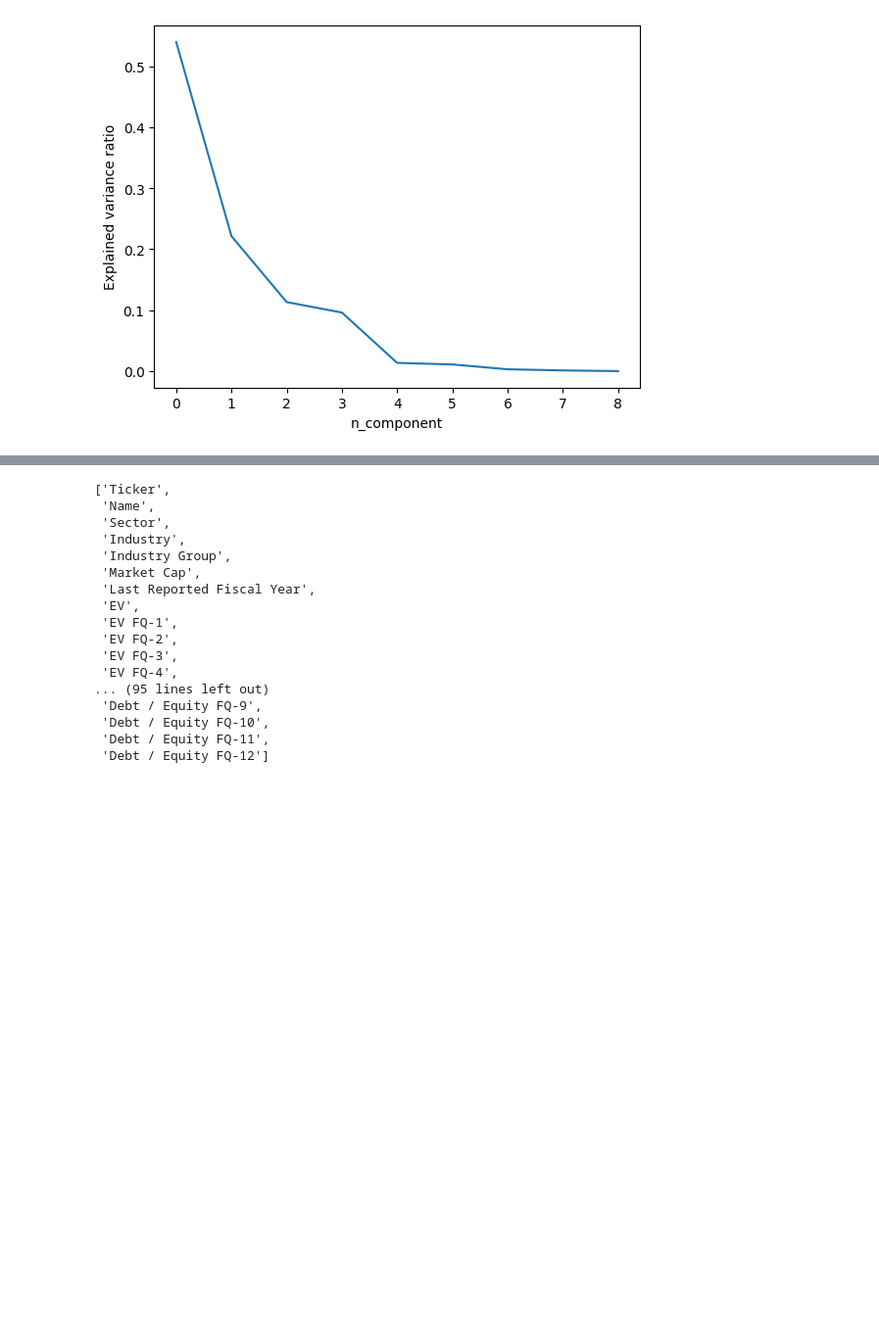
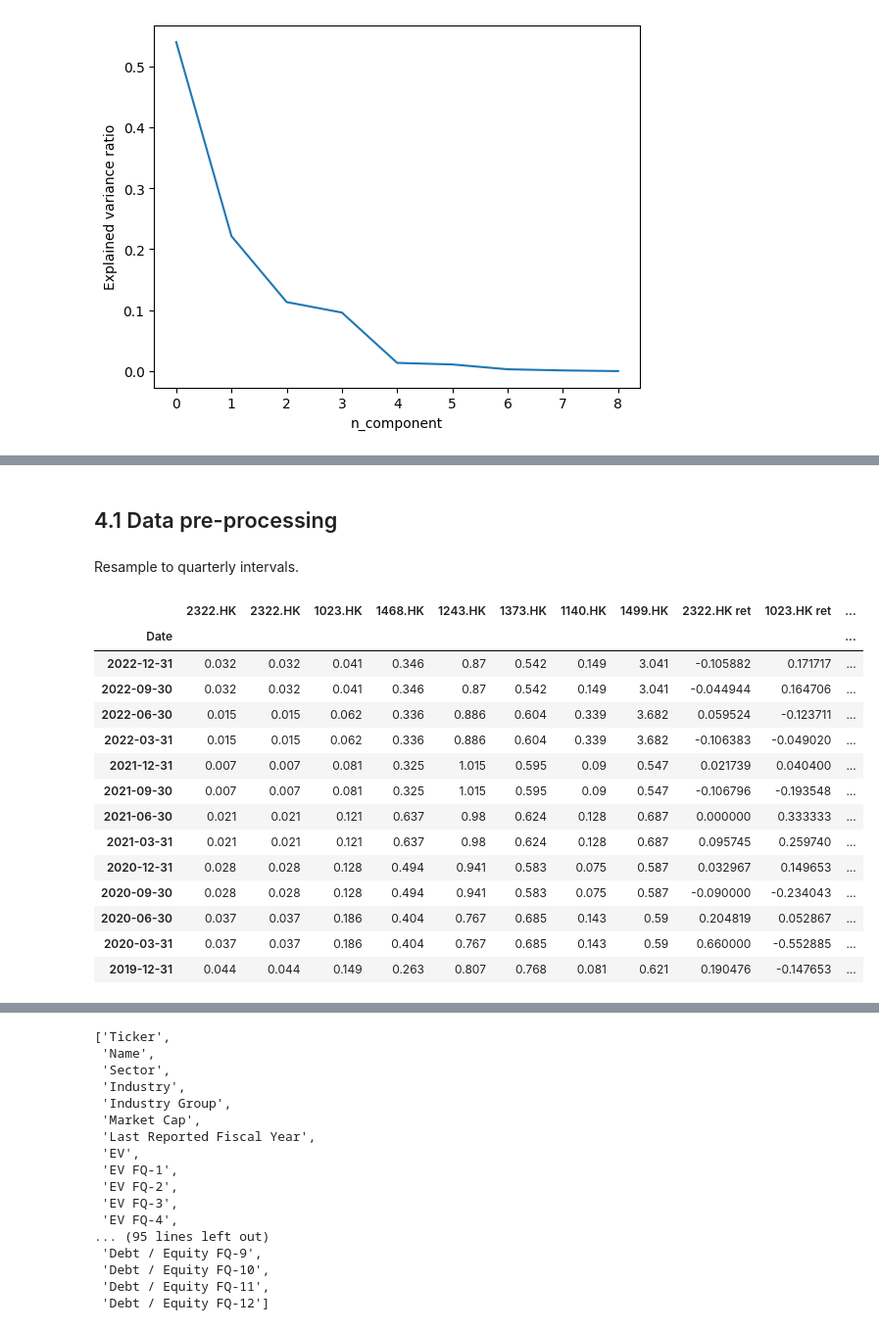
Before and after one commit to jjiaoyuwang/WQU-capstone, a Jupyter notebook: financial-ratios.ipynb, the cells around one changed output, grey strips where cells are left out. Shown at 98% size. Saved outputs shown, nothing was run; the diff lists cells and outputs as text; code cells hidden in the pictures; blank space fills up the shorter version.

Commit message:
added code to extract X for each individual financial ratio for ML. converted it into a function

```diff
--- a/financial-ratios.ipynb
+++ b/financial-ratios.ipynb
@@ -271,4 +255,4 @@ combined_ticker_int = []
 for elem in combined_tickers:
     combined_ticker_int.append(elem[:-3])
 # %%
-ML_data[ML_data['Ticker'].isin(combined_ticker_int)]
+ML_final = ML_data[ML_data['Ticker'].isin(combined_ticker_int)]
@@ -489,0 +428,4 @@ plt.ylabel('Explained variance ratio');
+# %% [markdown]
+## 4.1 Data pre-processing
+# %% [markdown]
+Resample to quarterly intervals.
@@ -489,0 +440,55 @@ plt.ylabel('Explained variance ratio');
+# %%
+# reverse the order of the df, calculate % change i.e. returns, then select datapoints corresponding to financial ratios.
+returns_rhs = asset_prices[::-1].pct_change(-1).iloc[:13].rename(columns={'2322.HK': '2322.HK ret', '1023.HK': '1023.HK ret',\
+                                                                                             '1468.HK': '1468.HK ret','1243.HK': '1243.HK ret',\
+                                                                                             '1373.HK': '1373.HK ret','1140.HK': '1140.HK ret',\
+                                                                                             '1499.HK': '1499.HK ret'})
+# %%
+def get_train_test_from_fratio(fratio):
+    '''
+    Given a financial ratio (list below), return a dataframe [X1,X2,...,y1,y2,...] where Xi are the financial ratios and yi are the % returns for the asset.
+    Vertical axis is time (in decreasing order)
+
+    Financial ratios:
+    - EV
+    - FCF
+    - EBITDA
+    - Revenue
+    - ROE
+    - Gross-Profit-Margin
+    - Quick-Ratio
+    - Debt / Equity
+    '''
+
+    EV_lhs = ML_final.loc[:,ML_final.columns.str.contains(fratio)].transpose().reset_index().rename(columns={1: '2322.HK', 13: '1023.HK',\
+                                                                                             18: '1468.HK',20: '1243.HK',\
+                                                                                             25: '1373.HK',57: '1140.HK',\
+                                                                                             96: '1499.HK'})
+    # reverse the order of the df, calculate % change i.e. returns, then select datapoints corresponding to financial ratios.
+    returns_rhs = asset_prices[::-1].pct_change(-1).iloc[:13].rename(columns={'2322.HK': '2322.HK ret', '1023.HK': '1023.HK ret',\
+                                                                                                 '1468.HK': '1468.HK ret','1243.HK': '1243.HK ret',\
+                                                                                                 '1373.HK': '1373.HK ret','1140.HK': '1140.HK ret',\
+                                                                                                 '1499.HK': '1499.HK ret'})
+
+    df = pd.concat([EV_lhs, returns_rhs.reset_index()],axis=1)[['Date','2322.HK','2322.HK','1023.HK','1468.HK','1243.HK','1373.HK',\
+                                                       '1140.HK','1499.HK','2322.HK ret','1023.HK ret','1468.HK ret',\
+                                                       '1243.HK ret','1373.HK ret','1140.HK ret','1499.HK ret']].set_index('Date')
+    return df
+# %%
+get_train_test_from_fratio('Debt / Equity')
+# %% [output]
+|  | 2322.HK | 2322.HK | 1023.HK | 1468.HK | 1243.HK | 1373.HK | 1140.HK | 1499.HK | 2322.HK ret | 1023.HK ret | ... |
+| Date |  |  |  |  |  |  |  |  |  |  | ... |
+| 2022-12-31 | 0.032 | 0.032 | 0.041 | 0.346 | 0.87 | 0.542 | 0.149 | 3.041 | -0.105882 | 0.171717 | ... |
+| 2022-09-30 | 0.032 | 0.032 | 0.041 | 0.346 | 0.87 | 0.542 | 0.149 | 3.041 | -0.044944 | 0.164706 | ... |
+| 2022-06-30 | 0.015 | 0.015 | 0.062 | 0.336 | 0.886 | 0.604 | 0.339 | 3.682 | 0.059524 | -0.123711 | ... |
+| 2022-03-31 | 0.015 | 0.015 | 0.062 | 0.336 | 0.886 | 0.604 | 0.339 | 3.682 | -0.106383 | -0.049020 | ... |
+| 2021-12-31 | 0.007 | 0.007 | 0.081 | 0.325 | 1.015 | 0.595 | 0.09 | 0.547 | 0.021739 | 0.040400 | ... |
+| 2021-09-30 | 0.007 | 0.007 | 0.081 | 0.325 | 1.015 | 0.595 | 0.09 | 0.547 | -0.106796 | -0.193548 | ... |
+| 2021-06-30 | 0.021 | 0.021 | 0.121 | 0.637 | 0.98 | 0.624 | 0.128 | 0.687 | 0.000000 | 0.333333 | ... |
+| 2021-03-31 | 0.021 | 0.021 | 0.121 | 0.637 | 0.98 | 0.624 | 0.128 | 0.687 | 0.095745 | 0.259740 | ... |
+| 2020-12-31 | 0.028 | 0.028 | 0.128 | 0.494 | 0.941 | 0.583 | 0.075 | 0.587 | 0.032967 | 0.149653 | ... |
+| 2020-09-30 | 0.028 | 0.028 | 0.128 | 0.494 | 0.941 | 0.583 | 0.075 | 0.587 | -0.090000 | -0.234043 | ... |
+| 2020-06-30 | 0.037 | 0.037 | 0.186 | 0.404 | 0.767 | 0.685 | 0.143 | 0.59 | 0.204819 | 0.052867 | ... |
+| 2020-03-31 | 0.037 | 0.037 | 0.186 | 0.404 | 0.767 | 0.685 | 0.143 | 0.59 | 0.660000 | -0.552885 | ... |
+| 2019-12-31 | 0.044 | 0.044 | 0.149 | 0.263 | 0.807 | 0.768 | 0.081 | 0.621 | 0.190476 | -0.147653 | ... |
```
Also changed, not shown: parts of 14 cells of this notebook.
